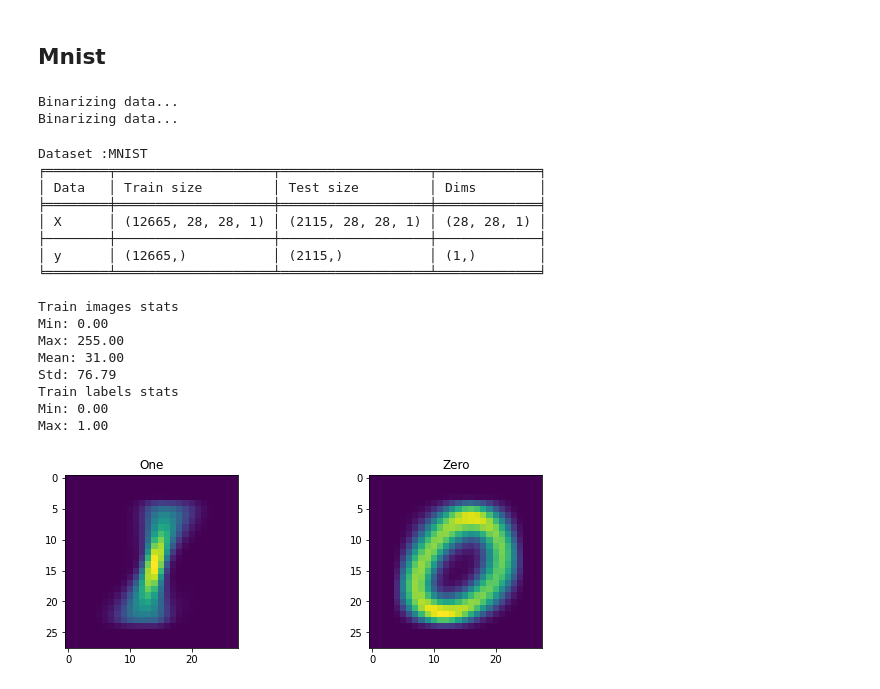
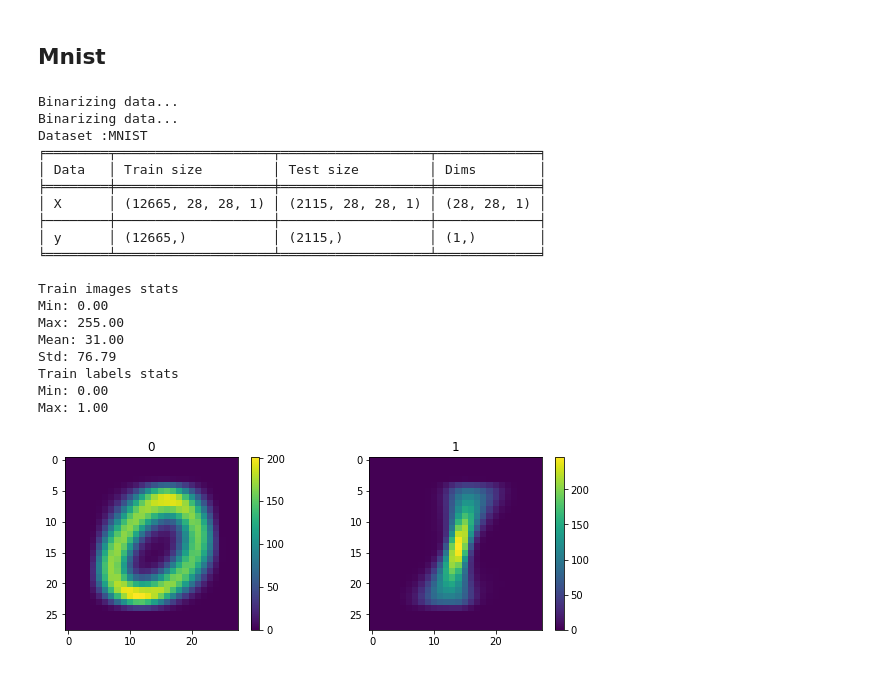
Before and after one commit to Gopal-Dahale/qml-hep-lhc, a Jupyter notebook: notebooks/Slides week 4.ipynb, the cells around one changed output. Drawn from its saved outputs; the diff is of its cells as text; code cells hidden in the pictures.

Commit message:
Exploring datasets for different cnn architectures

```diff
--- a/notebooks/Slides week 4.ipynb
+++ b/notebooks/Slides week 4.ipynb
@@ -19,43 +16,43 @@ import numpy as np
+# %%
+def display_data(data):
+    fig = plt.figure(figsize=(10, 7))
+    rows = 2
+    columns = 2
+    index = [np.where(data.y_train == 1)[0], np.where(data.y_train == 0)[0]] # 0, 1
+    for i in range(columns):
+        fig.add_subplot(rows, columns,i+1)
+        plt.imshow(np.mean(data.x_train[index[i],:,:,0], axis = 0))
+        plt.title(data.classes[i])
+        plt.colorbar()
 # %% [markdown]
 ## Mnist
 # %%
 args = argparse.Namespace()
 args.binary_data = [0,1]
 
 data = MNIST(args)
 data.prepare_data()
 data.setup()
+print(data)
+display_data(data)
 # %% [output]
 Binarizing data...
 Binarizing data...
+Dataset :MNIST
+╒════════╤════════════════════╤═══════════════════╤═════════════╕
+│ Data   │ Train size         │ Test size         │ Dims        │
+╞════════╪════════════════════╪═══════════════════╪═════════════╡
+│ X      │ (12665, 28, 28, 1) │ (2115, 28, 28, 1) │ (28, 28, 1) │
+├────────┼────────────────────┼───────────────────┼─────────────┤
+│ y      │ (12665,)           │ (2115,)           │ (1,)        │
+╘════════╧════════════════════╧═══════════════════╧═════════════╛
+
+Train images stats
+Min: 0.00
+Max: 255.00
+Mean: 31.00
+Std: 76.79
+Train labels stats
+Min: 0.00
+Max: 1.00
+[figure, added]
-# %%
-data
-# %% [output]
-Dataset :MNIST
-╒════════╤════════════════════╤═══════════════════╤═════════════╕
-│ Data   │ Train size         │ Test size         │ Dims        │
-╞════════╪════════════════════╪═══════════════════╪═════════════╡
-│ X      │ (12665, 28, 28, 1) │ (2115, 28, 28, 1) │ (28, 28, 1) │
-├────────┼────────────────────┼───────────────────┼─────────────┤
-│ y      │ (12665,)           │ (2115,)           │ (1,)        │
-╘════════╧════════════════════╧═══════════════════╧═════════════╛
-
-Train images stats
-Min: 0.00
-Max: 255.00
-Mean: 31.00
-Std: 76.79
-Train labels stats
-Min: 0.00
-Max: 1.00
-# %%
-fig = plt.figure(figsize=(10, 7))
-rows = 2
-columns = 2
-index = [np.where(data.y_train == 0)[0], np.where(data.y_train == 1)[0]] # 0, 1
-for i in range(columns):
-    fig.add_subplot(rows, columns,i+1)
-    plt.imshow(np.mean(data.x_train[index[i],:,:,0], axis = 0))
-    plt.title('One' if i ==0 else 'Zero')
-# %% [output]
-[figure, removed]
```
Also changed, not shown: parts of 41 cells of this notebook, 2 other files.
